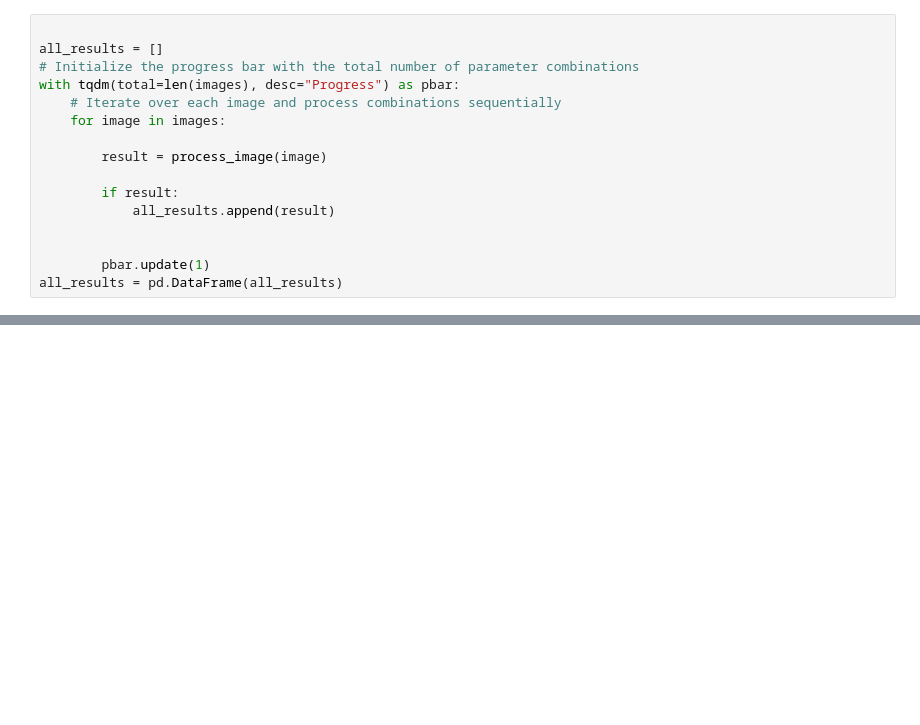
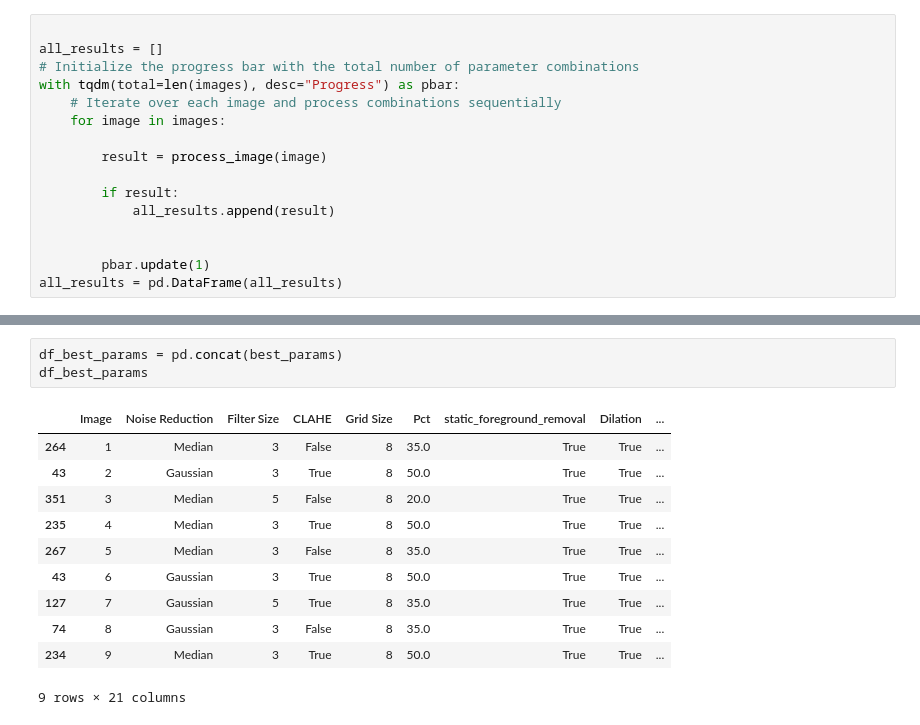
Before and after one commit to michafauth99/Project1, a Jupyter notebook: PIPELINE.ipynb, the cells around one changed output, grey strips where cells are left out. Drawn from its saved outputs; the diff is of its cells as text; blank space fills up the shorter version.

```diff
--- a/PIPELINE.ipynb
+++ b/PIPELINE.ipynb
@@ -181,0 +213,15 @@ all_results
+# %%
+df_best_params = pd.concat(best_params)
+df_best_params
+# %% [output]
+|  | Image | Noise Reduction | Filter Size | CLAHE | Grid Size | Pct | static_foreground_removal | Dilation | ... |
+| 264 | 1 | Median | 3 | False | 8 | 35.0 | True | True | ... |
+| 43 | 2 | Gaussian | 3 | True | 8 | 50.0 | True | True | ... |
+| 351 | 3 | Median | 5 | False | 8 | 20.0 | True | True | ... |
+| 235 | 4 | Median | 3 | True | 8 | 50.0 | True | True | ... |
+| 267 | 5 | Median | 3 | False | 8 | 35.0 | True | True | ... |
+| 43 | 6 | Gaussian | 3 | True | 8 | 50.0 | True | True | ... |
+| 127 | 7 | Gaussian | 5 | True | 8 | 35.0 | True | True | ... |
+| 74 | 8 | Gaussian | 3 | False | 8 | 35.0 | True | True | ... |
+| 234 | 9 | Median | 3 | True | 8 | 50.0 | True | True | ... |
+9 rows × 21 columns
```
Also changed, not shown: parts of 8 cells of this notebook, 4 other files.
